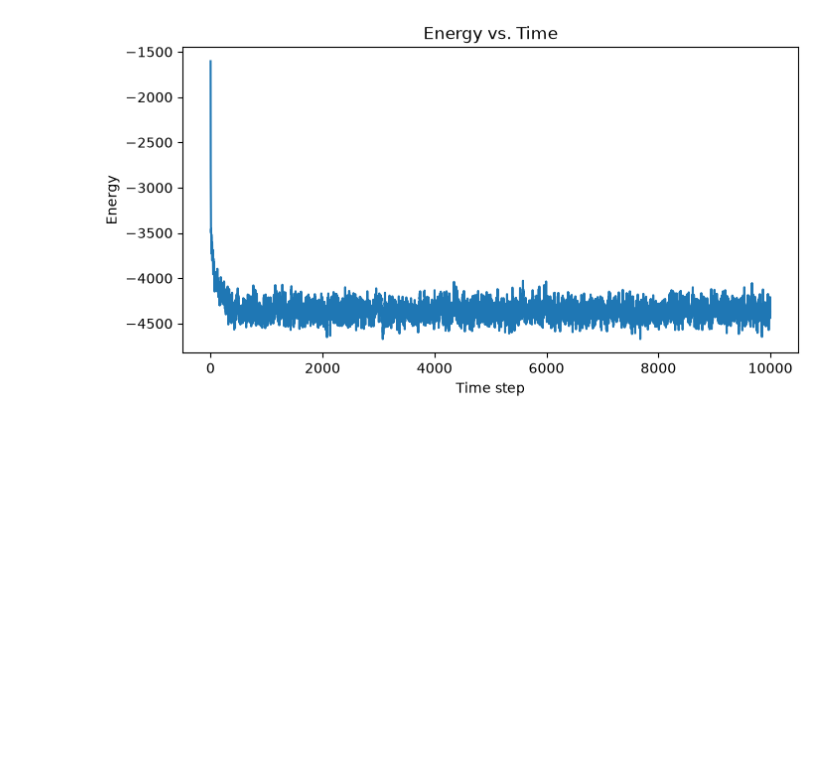
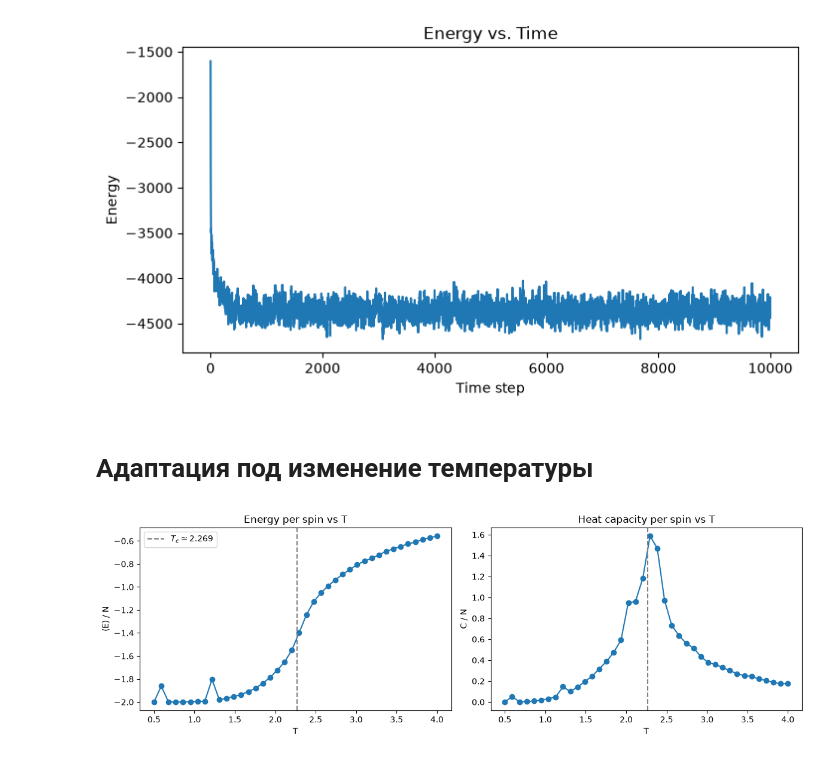
Before and after one commit to gothinab/Island-grid-ising, a Jupyter notebook: notebooks/model.ipynb, the cells around one changed output. Drawn from its saved outputs; the diff is of its cells as text; code cells hidden in the pictures; blank space fills up the shorter version.

```diff
--- a/notebooks/model.ipynb
+++ b/notebooks/model.ipynb
@@ -59,3 +59,5 @@ plt.title("Energy vs. Time")
 plt.show()
 # %% [output]
 [figure]
+# %% [markdown]
+# Адаптация под изменение температуры
@@ -61,0 +107,20 @@ plt.show()
+# %%
+fig, ax = plt.subplots(1, 2, figsize=(12, 4))
+
+ax[0].plot(temperatures, e_per_spin, 'o-')
+ax[0].axvline(2.269, ls='--', color='gray', label=r'$T_c \approx 2.269$')
+ax[0].set_xlabel("T")
+ax[0].set_ylabel("⟨E⟩ / N")
+ax[0].set_title("Energy per spin vs T")
+ax[0].legend()
+
+ax[1].plot(temperatures, C_per_spin, 'o-')
+ax[1].axvline(2.269, ls='--', color='gray')
+ax[1].set_xlabel("T")
+ax[1].set_ylabel("C / N")
+ax[1].set_title("Heat capacity per spin vs T")
+
+plt.tight_layout()
+plt.show()
+# %% [output]
+[figure, added]
```
Also changed, not shown: parts of 1 cell of this notebook, 17 other files.
